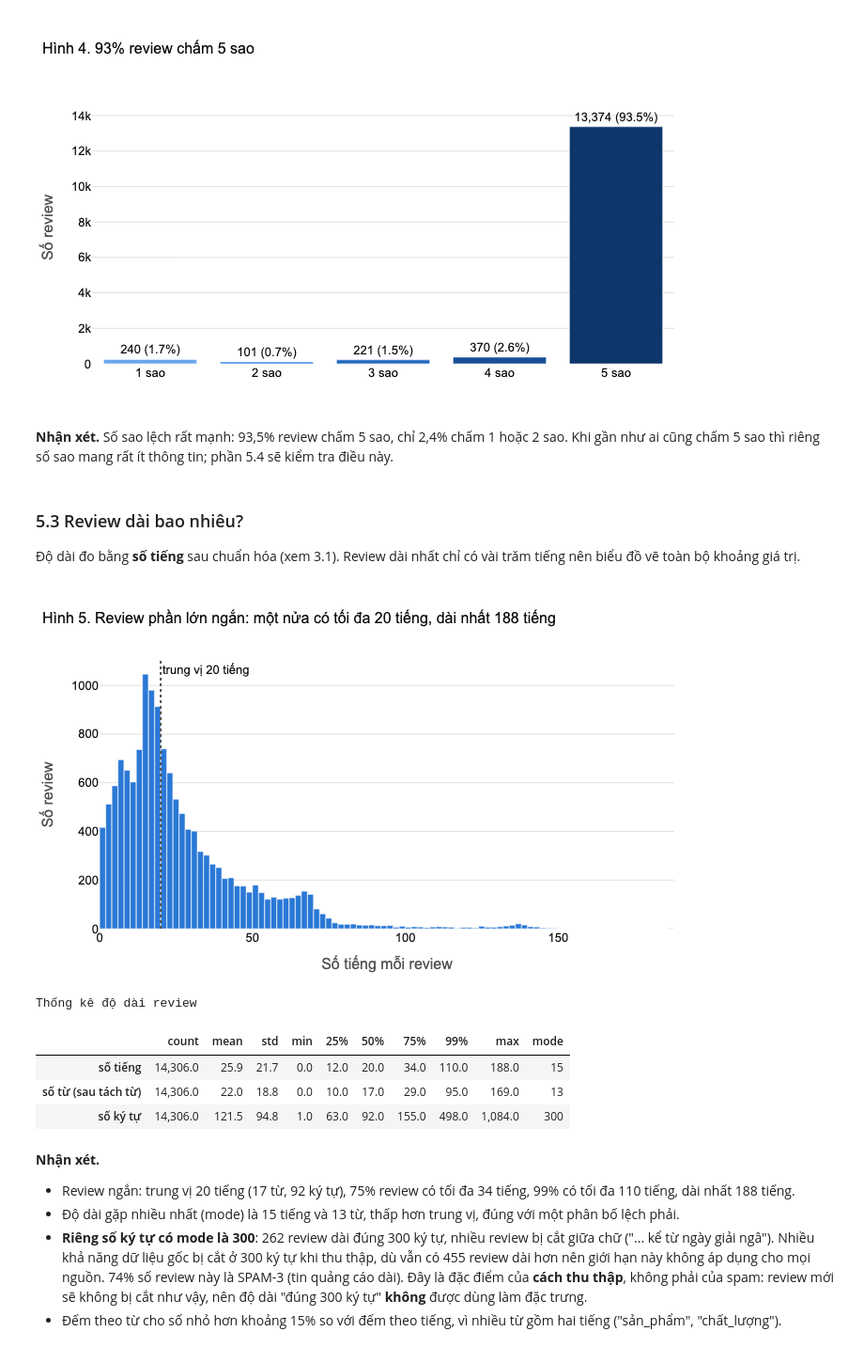
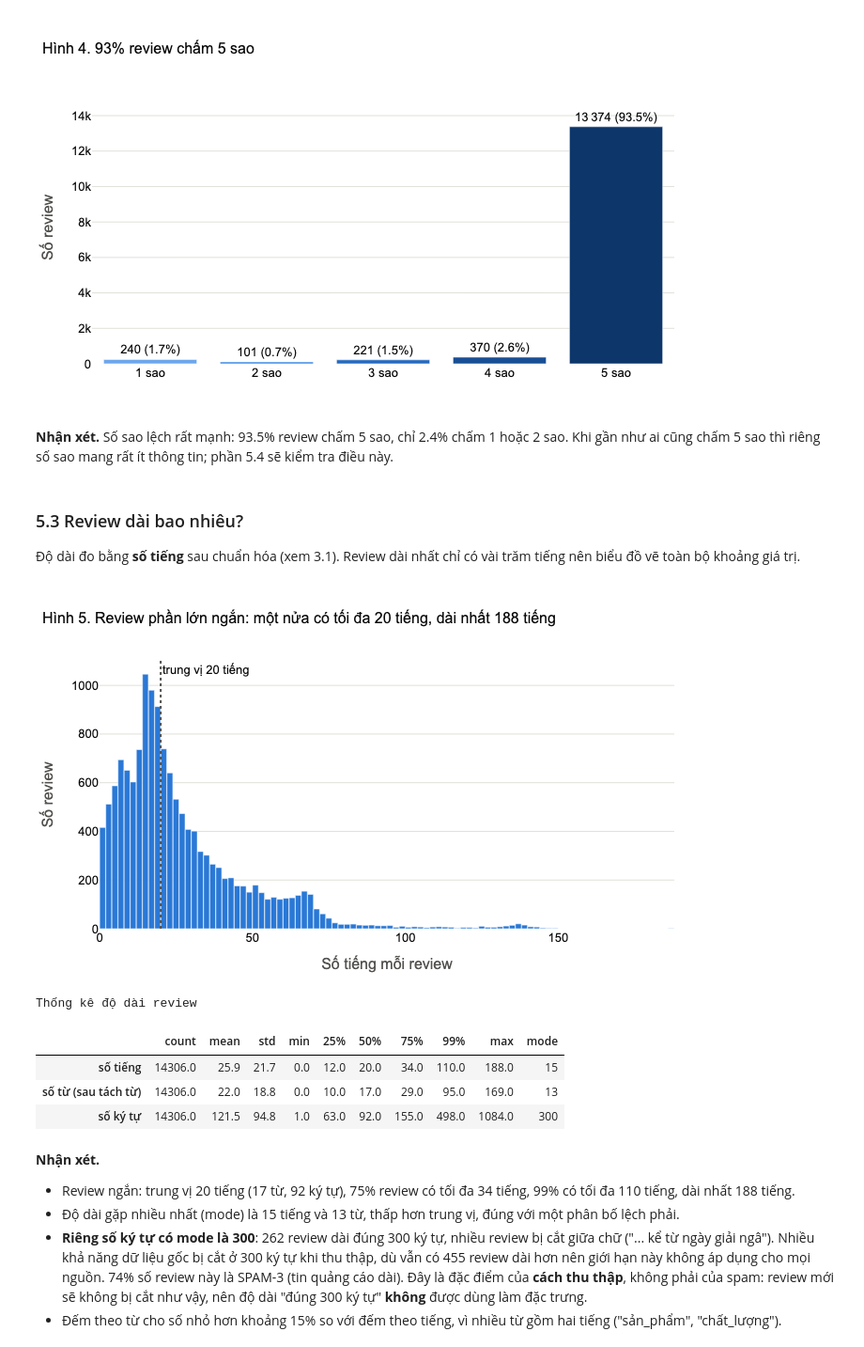
Before and after one commit to trthminh/CO5177, a Jupyter notebook: notebooks/text.ipynb, the cells around one changed output. Shown at 94% size. Drawn from its saved outputs; the diff is of its cells as text; code cells hidden in the pictures.

```diff
--- a/notebooks/text.ipynb
+++ b/notebooks/text.ipynb
@@ -178,11 +178,23 @@ def show_fig(fig, title, height=450, **layout):
         fig.write_image(FIGURE_DIR / f"hinh_{number:02d}.png", width=1100, height=height, scale=2)
 
 
+def format_number(value, precision=1):
+    """Viết số theo chuẩn của báo cáo: dấu chấm thập phân (85.4), số từ 5 chữ số tách hàng nghìn
+    bằng khoảng trắng hẹp (19 870), số 4 chữ số viết liền (7280)."""
+    if isinstance(value, (bool, np.bool_)):
+        return value
+    if isinstance(value, (int, np.integer)):
+        return f"{value:,}".replace(",", "\u2009") if abs(value) >= 10000 else str(value)
+    if isinstance(value, (float, np.floating)):
+        return f"{value:.{precision}f}"
+    return value
+
+
 def show_table(table, caption, text_columns=(), hide_index=False, precision=1):
     """Hiển thị bảng có tiêu đề; các cột văn bản được căn trái và tự xuống dòng để đọc hết nội dung."""
     if isinstance(table, pd.Series):
         table = table.to_frame()
-    styler = table.style.set_caption(caption).format(precision=precision, thousands=",")
+    styler = table.style.set_caption(caption).format(lambda value: format_number(value, precision))
     styler = styler.set_table_styles([
         {"selector": "caption", "props": "caption-side: top; text-align: left; font-weight: bold; padding: 6px 0;"},
         {"selector": "th", "props": "text-align: left;"},
@@ -459,11 +467,11 @@ split_share = split_counts.div(split_counts.sum(axis=1), axis=0) * 100
 fig = go.Figure()
 for type_name in split_share.columns:
     fig.add_trace(go.Bar(
-        y=[f"{s} ({split_counts.loc[s].sum():,})" for s in split_share.index], x=split_share[type_name],
+        y=[f"{s} ({format_number(split_counts.loc[s].sum())})" for s in split_share.index], x=split_share[type_name],
         name=type_name, orientation="h", marker_color=TYPE_COLORS[type_name],
         customdata=split_counts[type_name],
         text=[f"{v:.1f}%" for v in split_share[type_name]], textposition="inside", insidetextanchor="middle",
-        hovertemplate="%{y}<br>" + type_name + ": %{customdata:,} review (%{x:.1f}%)<extra></extra>",
+        hovertemplate="%{y}<br>" + type_name + ": %{customdata} review (%{x:.1f}%)<extra></extra>",
     ))
 max_gap = (split_share.max() - split_share.min()).max()
 show_fig(fig, f"Ba tập có tỷ lệ các lớp gần như nhau (chênh lệch lớn nhất {max_gap:.1f} điểm %)",
@@ -970,7 +982,7 @@ show_fig(fig, f"{rating_counts[5] / len(train):.0%} review chấm 5 sao",
 # %% [output]
 [figure]
 # %% [markdown]
-**Nhận xét.** Số sao lệch rất mạnh: 93,5% review chấm 5 sao, chỉ 2,4% chấm 1 hoặc 2 sao. Khi gần như ai cũng chấm 5 sao thì riêng số sao mang rất ít thông tin; phần 5.4 sẽ kiểm tra điều này.
+**Nhận xét.** Số sao lệch rất mạnh: 93.5% review chấm 5 sao, chỉ 2.4% chấm 1 hoặc 2 sao. Khi gần như ai cũng chấm 5 sao thì riêng số sao mang rất ít thông tin; phần 5.4 sẽ kiểm tra điều này.
 # %% [markdown]
 ### 5.3 Review dài bao nhiêu?
 
@@ -978,29 +990,29 @@ show_fig(fig, f"{rating_counts[5] / len(train):.0%} review chấm 5 sao",
 # %%
 median_syllables = train["n_syllables"].median()
 max_syllables = train["n_syllables"].max()
 bin_edges = np.arange(0, max_syllables + 2, 2)                 # mỗi cột rộng 2 tiếng
 bin_counts, _ = np.histogram(train["n_syllables"], bins=bin_edges)
 
 fig = go.Figure(go.Bar(
     x=bin_edges[:-1] + 1, y=bin_counts, width=1.9, marker_color=BLUE,
     customdata=np.stack([bin_edges[:-1], bin_edges[1:] - 1, bin_counts / len(train) * 100], axis=-1),
-    hovertemplate="%{customdata[0]:.0f} đến %{customdata[1]:.0f} tiếng<br>%{y:,} review (%{customdata[2]:.1f}%)<extra></extra>"))
+    hovertemplate="%{customdata[0]:.0f} đến %{customdata[1]:.0f} tiếng<br>%{y} review (%{customdata[2]:.1f}%)<extra></extra>"))
 fig.add_vline(x=median_syllables, line_dash="dot", line_color="#52514e",
               annotation_text=f"trung vị {median_syllables:.0f} tiếng", annotation_position="top right")
 show_fig(fig, f"Review phần lớn ngắn: một nửa có tối đa {median_syllables:.0f} tiếng, dài nhất {max_syllables} tiếng",
          xaxis_title="Số tiếng mỗi review", yaxis_title="Số review", height=420)
 
 length_summary = train[["n_syllables", "n_words", "n_chars"]].describe(percentiles=[0.25, 0.5, 0.75, 0.99]).T
 length_summary["mode"] = train[["n_syllables", "n_words", "n_chars"]].mode().iloc[0].to_numpy()   # giá trị gặp nhiều nhất
 length_summary.index = ["số tiếng", "số từ (sau tách từ)", "số ký tự"]
 show_table(length_summary, "Thống kê độ dài review")
 # %% [output]
 [figure]
 Thống kê độ dài review
 |  | count | mean | std | min | 25% | 50% | 75% | 99% | max | mode |
-| số tiếng | 14,306.0 | 25.9 | 21.7 | 0.0 | 12.0 | 20.0 | 34.0 | 110.0 | 188.0 | 15 |
-| số từ (sau tách từ) | 14,306.0 | 22.0 | 18.8 | 0.0 | 10.0 | 17.0 | 29.0 | 95.0 | 169.0 | 13 |
-| số ký tự | 14,306.0 | 121.5 | 94.8 | 1.0 | 63.0 | 92.0 | 155.0 | 498.0 | 1,084.0 | 300 |
+| số tiếng | 14306.0 | 25.9 | 21.7 | 0.0 | 12.0 | 20.0 | 34.0 | 110.0 | 188.0 | 15 |
+| số từ (sau tách từ) | 14306.0 | 22.0 | 18.8 | 0.0 | 10.0 | 17.0 | 29.0 | 95.0 | 169.0 | 13 |
+| số ký tự | 14306.0 | 121.5 | 94.8 | 1.0 | 63.0 | 92.0 | 155.0 | 498.0 | 1084.0 | 300 |
 # %% [markdown]
 **Nhận xét.**
 - Review ngắn: trung vị 20 tiếng (17 từ, 92 ký tự), 75% review có tối đa 34 tiếng, 99% có tối đa 110 tiếng, dài nhất 188 tiếng.
```
Also changed, not shown: parts of 73 cells of this notebook.
